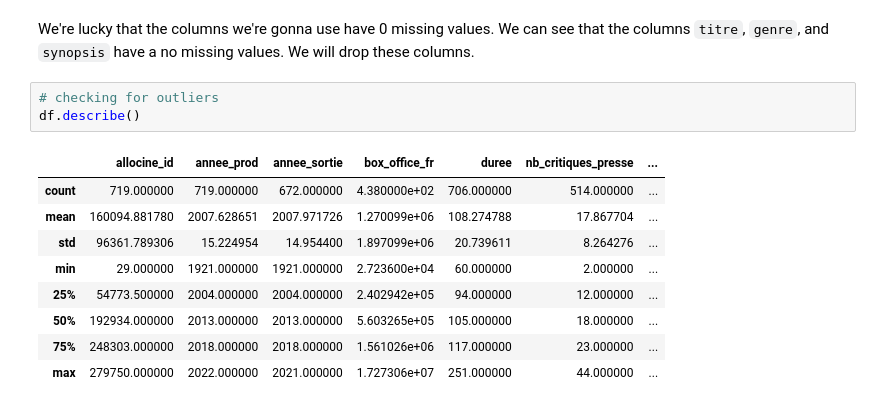
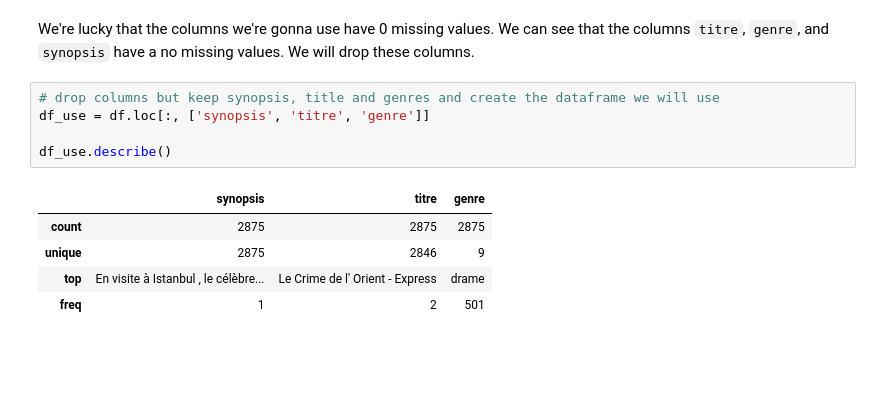
Before and after one commit to AymaneElmahi/whats-the-genre, a Jupyter notebook: preprocessing/preprocessing.ipynb, the cells around one changed output. Cells and saved outputs as stored; diff of their text form; blank space fills up the shorter version.

```diff
--- a/preprocessing/preprocessing.ipynb
+++ b/preprocessing/preprocessing.ipynb
@@ -99,16 +108,14 @@ genre                        0.000000
 dtype: float64
 # %% [markdown]
 We're lucky that the columns we're gonna use have 0 missing values. We can see that the columns `titre`, `genre`, and `synopsis` have a no missing values. We will drop these columns.
-# %%
-# checking for outliers
-df.describe()
-# %% [output]
-|  | allocine_id | annee_prod | annee_sortie | box_office_fr | duree | nb_critiques_presse | ... |
-| count | 719.000000 | 719.000000 | 672.000000 | 4.380000e+02 | 706.000000 | 514.000000 | ... |
-| mean | 160094.881780 | 2007.628651 | 2007.971726 | 1.270099e+06 | 108.274788 | 17.867704 | ... |
-| std | 96361.789306 | 15.224954 | 14.954400 | 1.897099e+06 | 20.739611 | 8.264276 | ... |
-| min | 29.000000 | 1921.000000 | 1921.000000 | 2.723600e+04 | 60.000000 | 2.000000 | ... |
-| 25% | 54773.500000 | 2004.000000 | 2004.000000 | 2.402942e+05 | 94.000000 | 12.000000 | ... |
-| 50% | 192934.000000 | 2013.000000 | 2013.000000 | 5.603265e+05 | 105.000000 | 18.000000 | ... |
-| 75% | 248303.000000 | 2018.000000 | 2018.000000 | 1.561026e+06 | 117.000000 | 23.000000 | ... |
-| max | 279750.000000 | 2022.000000 | 2021.000000 | 1.727306e+07 | 251.000000 | 44.000000 | ... |
+# %%
+# drop columns but keep synopsis, title and genres and create the dataframe we will use
+df_use = df.loc[:, ['synopsis', 'titre', 'genre']]
+
+df_use.describe()
+# %% [output]
+|  | synopsis | titre | genre |
+| count | 2875 | 2875 | 2875 |
+| unique | 2875 | 2846 | 9 |
+| top | En visite à Istanbul , le célèbre... | Le Crime de l' Orient - Express | drame |
+| freq | 1 | 2 | 501 |
```
Also changed, not shown: parts of 35 cells of this notebook, 32 other files.
